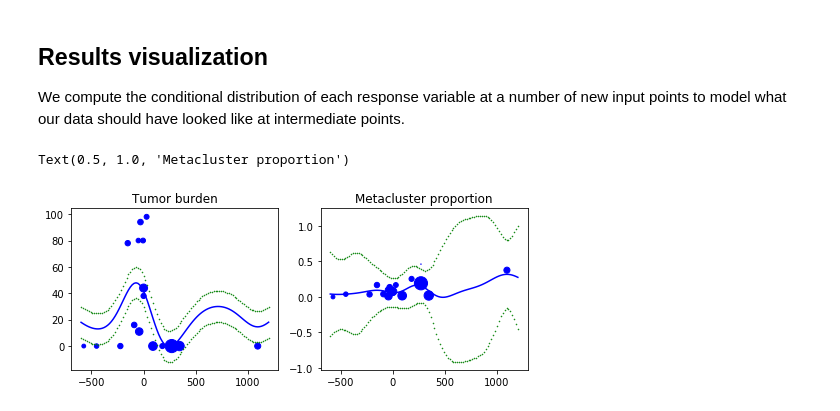
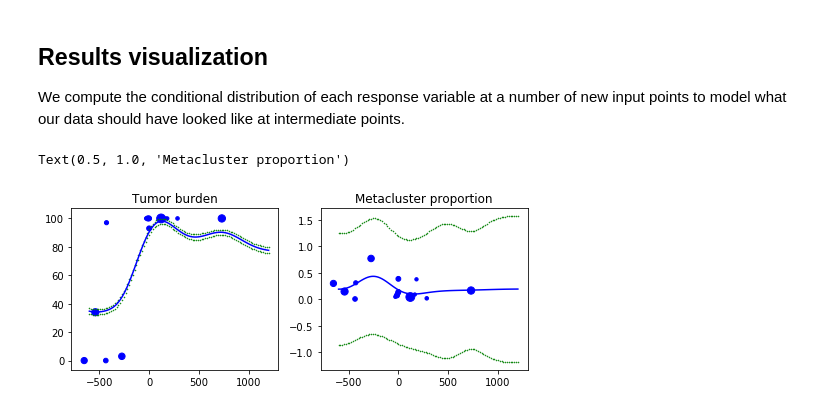
Before and after one commit to dpeerlab/dli_gpr, a Jupyter notebook: dli_gpr_demo.ipynb, the cells around one changed output. Saved outputs shown, nothing was run; the diff lists cells and outputs as text; code cells hidden in the pictures.

```diff
--- a/dli_gpr_demo.ipynb
+++ b/dli_gpr_demo.ipynb
@@ -17,12 +17,17 @@ import dli_gpr
 ## Loading input data
 # %%
 # read input data
-test_fname = "v2_MetaclusterPE2_R_gprinput.txt"
-test_df = pd.read_csv(test_fname, sep="\t", header=0)
+test_fname_r = "MetaclusterTE_R_gprinput.txt"
+test_fname_nr = "MetaclusterTE_NR_gprinput.txt"
+test_df_r = pd.read_csv(test_fname_r, sep="\t", header=0)
+test_df_nr = pd.read_csv(test_fname_nr, sep="\t", header=0)
 
 # get rid of rows with NaN
-test_df.dropna(inplace=True)
+test_df_r.dropna(inplace=True)
 
-test_df
+# get rid of rows with NaN
+test_df_nr.dropna(inplace=True)
+
+test_df_r
 # %% [output]
 |  | time | proportion(y) | numcellsincluster(x) | totalcellsinsample(n) | patientID | sampleID | tumorburden |
@@ -48,14 +94,14 @@ test_df
 Below we prepare two models: one to describe tumor burden and one to describe the proportion of cells found in that metacluster.
 # %%
 # prepare torch tensor for time points
-y = torch.FloatTensor(test_df.time.values)
+y = torch.FloatTensor(test_df_nr.time.values)
 
 # reponse variables (one for metclusters, one for tumor burden)
-metacluster = torch.FloatTensor(test_df["proportion(y)"].values)
-tumorburden = torch.FloatTensor(test_df["tumorburden"].values)
+metacluster = torch.FloatTensor(test_df_nr["proportion(y)"].values)
+tumorburden = torch.FloatTensor(test_df_nr["tumorburden"].values)
 
 # number of cells size in each time point
-cluster_sizes = torch.FloatTensor(test_df["totalcellsinsample(n)"].values)
+cluster_sizes = torch.FloatTensor(test_df_nr["totalcellsinsample(n)"].values)
 # %% [markdown]
 ## Model initialization and optimization
 # %%
@@ -91,35 +153,35 @@ new_tumor, cov_tumor = tumor_model.conditional_distribution(new_y)
 new_metacluster, cov_metacluster = metacluster_model.conditional_distribution(new_y)
 # %%
 # make a plot
-sizes = cluster_sizes.numpy()/50
+sizes = cluster_sizes.numpy()/70
 
 # time points as numpy array
 new_times = new_y.numpy()
 
 # means
 tumor_mean = new_tumor.numpy()
 metacluster_mean = new_metacluster.numpy()
 
 # plus or minus standard deviation
 tumor_std = torch.diag(cov_tumor).numpy()**0.5
 metacluster_std = torch.diag(cov_metacluster).numpy()**0.5
 
 # make plots
 fig, ax = plt.subplots(1,2, figsize=(7,3), tight_layout=True)
 
 # plot tumor
 ax[0].plot(new_times, tumor_mean, "b-")
 ax[0].scatter(y.numpy(), tumorburden.numpy(), s=sizes, c="b")
 ax[0].scatter(new_times, tumor_mean + tumor_std, c="g", s=0.3)
 ax[0].scatter(new_times, tumor_mean - tumor_std, c="g", s=0.3)
 ax[0].set_title("Tumor burden")
 
 # plot tumor
 ax[1].plot(new_times, metacluster_mean, "b-")
 ax[1].scatter(y.numpy(), metacluster.numpy(), s=sizes, c="b")
 ax[1].scatter(new_times, metacluster_mean + metacluster_std, c="g", s=0.3)
 ax[1].scatter(new_times, metacluster_mean - metacluster_std, c="g", s=0.3)
 ax[1].set_title("Metacluster proportion")
 # %% [output]
 Text(0.5, 1.0, 'Metacluster proportion')
-[figure, old version]
+[figure, new version]
```
Also changed, not shown: parts of 8 cells of this notebook, 1 other file.
